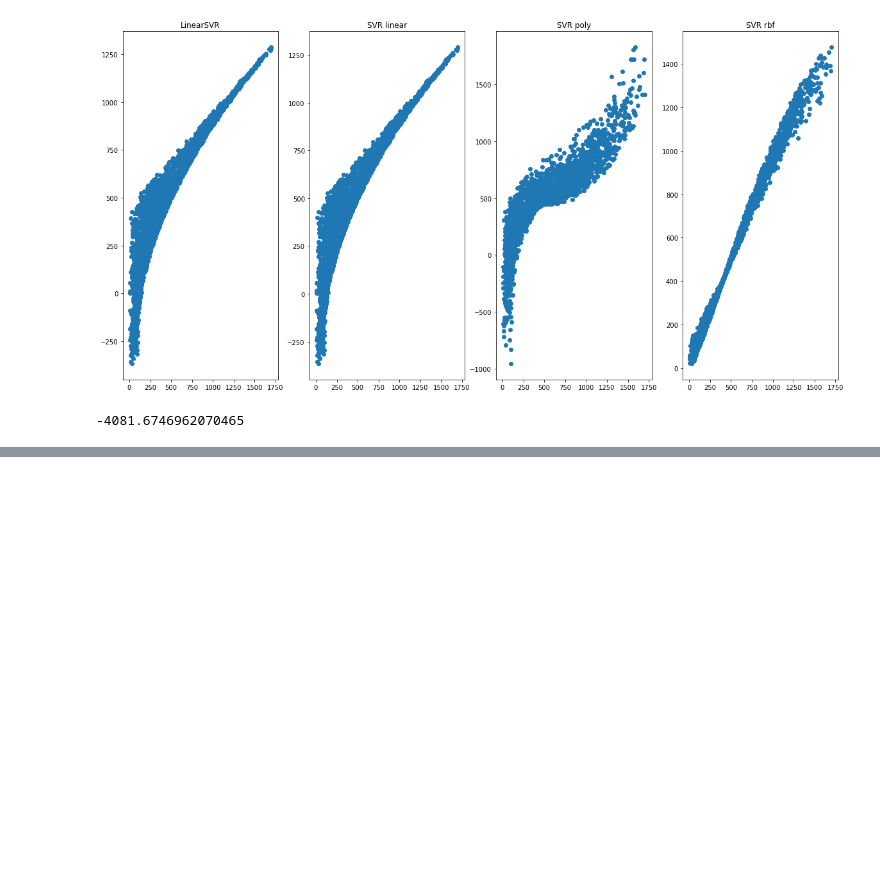
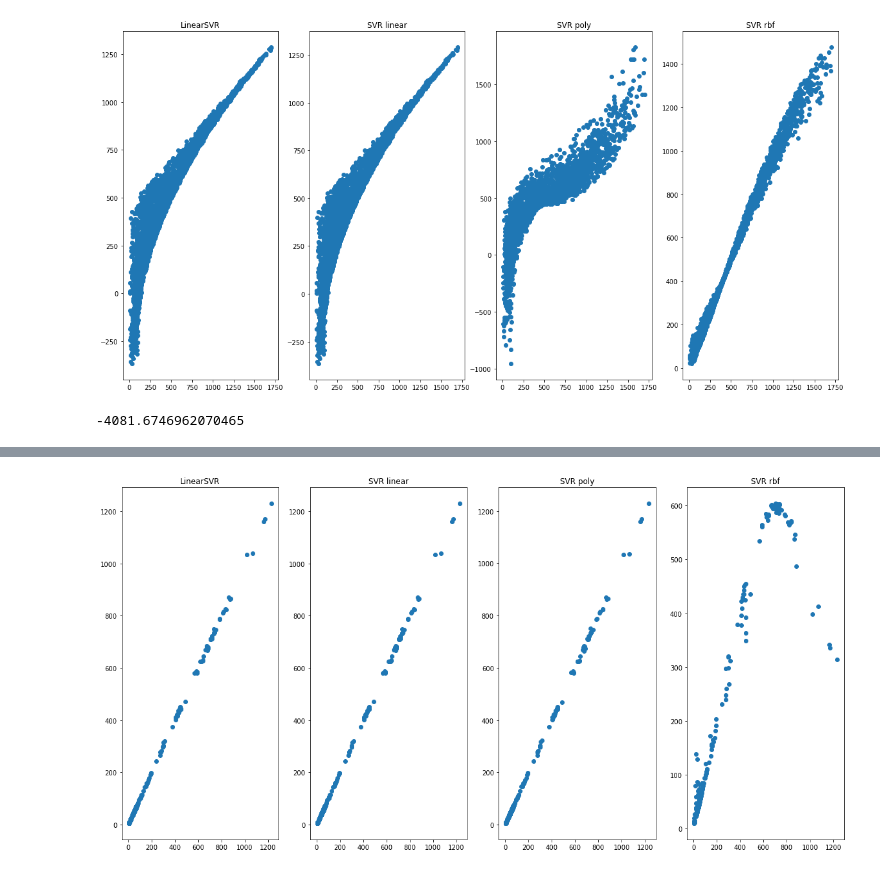
Before and after one commit to vladenesuk3/iad, a Jupyter notebook: Untitled.ipynb, the cells around one changed output, grey strips where cells are left out. Saved outputs shown, nothing was run; the diff lists cells and outputs as text; code cells hidden in the pictures; blank space fills up the shorter version.

```diff
--- a/Untitled.ipynb
+++ b/Untitled.ipynb
@@ -241,0 +262,3 @@ pd_metrics_search3, (g3-time.time())
+# %%
+df= pd.read_csv('TSLA.csv').set_index('Date')
+df.shape, df, df.head()
@@ -241,0 +283,6 @@ pd_metrics_search3, (g3-time.time())
+# %%
+x_stock = df.drop('Close', axis=1).values
+y_stock = df['Close'].values
+
+x_stock_train, x_stock_test, y_stock_train, y_stock_test = train_test_split(x_stock, y_stock, test_size=0.2)
+x_stock, y_stock
@@ -241,0 +327,23 @@ pd_metrics_search3, (g3-time.time())
+# %%
+predict_tesla_linearsvr = best_estimator_tesla_linearsvr.predict(x_stock_test)
+predict_tesla_svr_linear = best_estimator_tesla_svr_linear.predict(x_stock_test)
+predict_tesla_svr_poly = best_estimator_tesla_svr_poly.predict(x_stock_test)
+predict_tesla_svr_rbf = best_estimator_tesla_svr_rbf.predict(x_stock_test)
+
+pd_metrics_search_tesla = pd.DataFrame(data=[[best_estimator_tesla_linearsvr.score(x_stock_test, y_stock_test), best_estimator_tesla_svr_linear.score(x_stock_test, y_stock_test),
+                                        best_estimator_tesla_svr_poly.score(x_stock_test, y_stock_test), best_estimator_tesla_svr_rbf.score(x_stock_test, y_stock_test)],
+                                       [mean_squared_error(y_stock_test, predict_tesla_linearsvr),
+                                        mean_squared_error(y_stock_test, predict_tesla_svr_linear),
+                                        mean_squared_error(y_stock_test, predict_tesla_svr_poly),
+                                        mean_squared_error(y_stock_test, predict_tesla_svr_rbf)],
+                                       [mean_absolute_error(y_stock_test, predict_tesla_linearsvr),
+                                        mean_absolute_error(y_stock_test, predict_tesla_svr_linear),
+                                        mean_absolute_error(y_stock_test, predict_tesla_svr_poly),
+                                        mean_absolute_error(y_stock_test, predict_tesla_svr_rbf)],
+                                       [mean_absolute_percentage_error(y_stock_test, predict_tesla_linearsvr),
+                                        mean_absolute_percentage_error(y_stock_test, predict_tesla_svr_linear),
+                                        mean_absolute_percentage_error(y_stock_test, predict_tesla_svr_poly),
+                                        mean_absolute_percentage_error(y_stock_test, predict_tesla_svr_rbf)]],
+                                 index=['R2', 'RMSE', 'MAE', "MAPE"],
+                                 columns=["LinearSVR", "SVR_Linear", "SVR_poly", "SVR_rbf"])
+pd_metrics_search_tesla
@@ -241,0 +356,14 @@ pd_metrics_search3, (g3-time.time())
+# %%
+fig, (ax1, ax2, ax3, ax4) = plt.subplots(1, 4, figsize=(20, 10))
+
+ax1.scatter(y_stock_test, predict_tesla_linearsvr)
+ax1.set_title('LinearSVR')
+ax2.scatter(y_stock_test, predict_tesla_svr_linear)
+ax2.set_title('SVR linear')
+ax3.scatter(y_stock_test, predict_tesla_svr_poly)
+ax3.set_title('SVR poly')
+ax4.scatter(y_stock_test, predict_tesla_svr_rbf)
+ax4.set_title('SVR rbf')
+plt.show()
+# %% [output]
+[figure, added]
```
Also changed, not shown: parts of 15 cells of this notebook.
